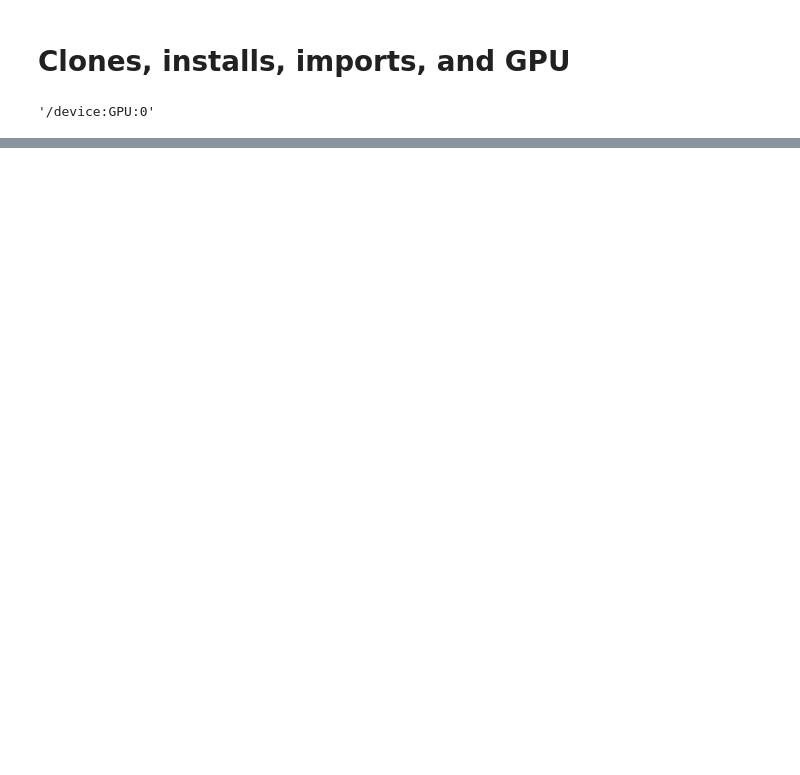
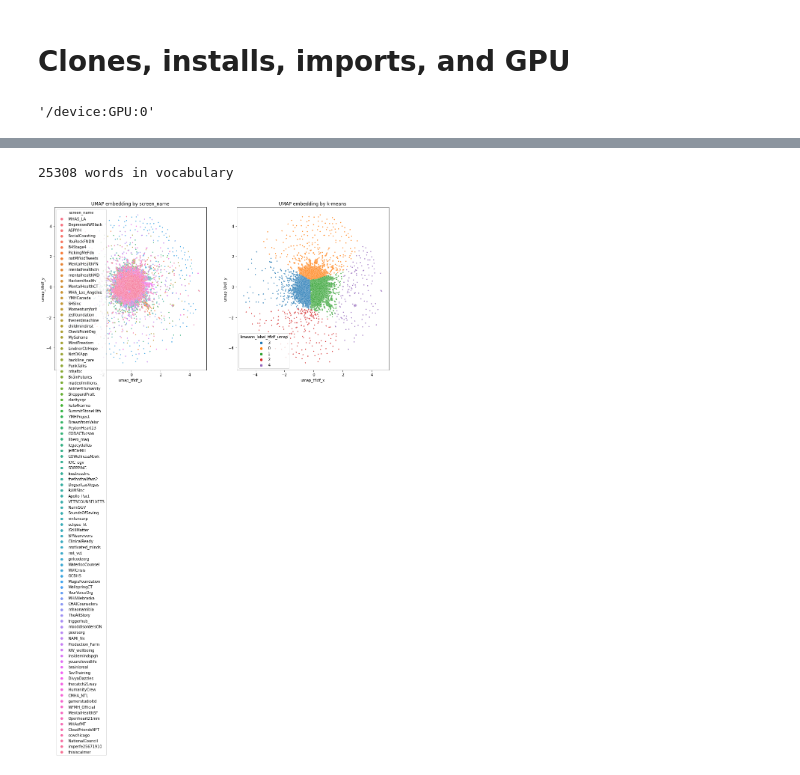
Before and after one commit to mlerouxp/finalproject, a Jupyter notebook: Final_Project.ipynb, the cells around one changed output, grey strips where cells are left out. Drawn from its saved outputs; the diff is of its cells as text; code cells hidden in the pictures; blank space fills up the shorter version.

```diff
--- a/Final_Project.ipynb
+++ b/Final_Project.ipynb
@@ -74,3 +85,3 @@ Clean the text with the `clean_tweet` function and calculate the tf-idf embeddin
 # %%
-df = pd.read_csv("data/oreo_sentiment.csv")
-ntweets = len(df)
+fname_db = pd.read_csv("data/mental_health_tweets.csv")
+fname_db
@@ -76,0 +102,9 @@ ntweets = len(df)
+# %%
+#df = DB.fetch(table_name='user_tweets', path = fname_db)
+df = fname_db[['screen_name','text']]
+df['text_clean']=df.text.apply(ta.clean_tweet)
+df=df[df.text_clean.str.len()>0]
+#df_kim = df[df.screen_name=='KimKardashian'].copy()
+nk=len(df)
+print(f"There are {nk} tweets about mental health, after cleaning them")
+df.head()
@@ -76,0 +124,9 @@ ntweets = len(df)
+# %%
+tfidf_vectorizer = TfidfVectorizer(min_df=5, stop_words='english')
+tfidf_embedding = tfidf_vectorizer.fit_transform(df.text_clean)
+tfidf_feature_names = tfidf_vectorizer.get_feature_names_out()
+
+nvocab = len(tfidf_feature_names)
+print(f"{nvocab} words in vocabulary")
+# %% [output]
+25308 words in vocabulary
@@ -76,0 +139,28 @@ ntweets = len(df)
+# %%
+n_clusters = 5
+kmeans_label = cluster.KMeans(n_clusters=n_clusters).fit_predict(np.nan_to_num(umap_tfidf_embedding))
+df['kmeans_label_tfidf_umap'] = [str(x) for x in kmeans_label]
+# %%
+#xmax = 3  #range for x-axis
+#ymax = 3  #range for y-axis
+s = 5  #marker size
+
+fig = plt.figure(figsize = (16,8))
+
+ax1 = plt.subplot(1,2,1)
+sns.scatterplot(data=df, x="umap_tfidf_x",
+                y="umap_tfidf_y", hue="screen_name", s=s)
+plt.title("UMAP embedding by screen_name")
+#plt.xlim([-xmax, xmax])
+#plt.ylim([-ymax,ymax])
+
+ax2 = plt.subplot(1,2,2)
+sns.scatterplot(data=df, x="umap_tfidf_x",
+                y="umap_tfidf_y", hue="kmeans_label_tfidf_umap", s=s)
+plt.title("UMAP embedding by k-means");
+#plt.xlim([-xmax, xmax])
+#plt.ylim([-ymax,ymax])
+
+plt.show()
+# %% [output]
+[figure, added]
```
Also changed, not shown: parts of 61 cells of this notebook.
